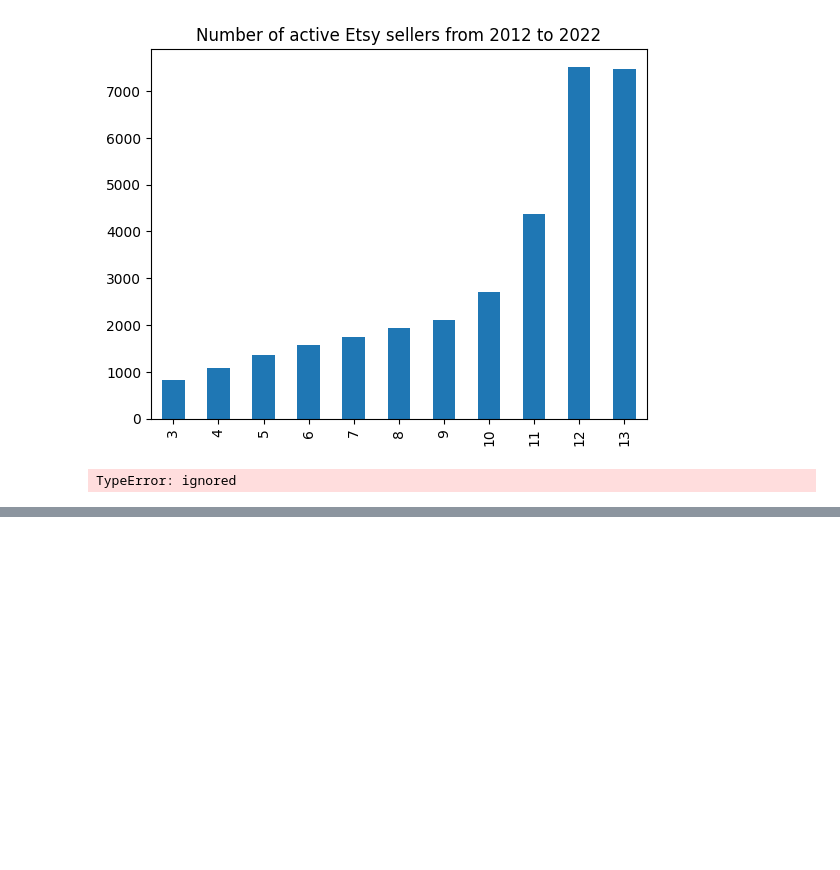
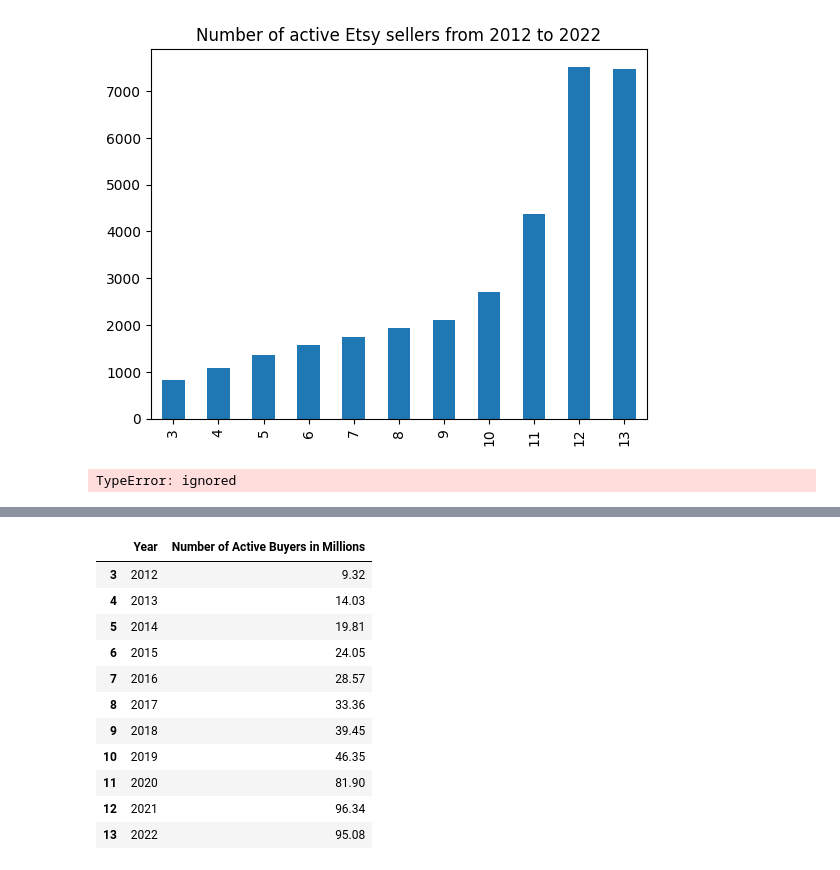
Before and after one commit to khagerthey/GIS, a Jupyter notebook: PS2.ipynb, the cells around one changed output, grey strips where cells are left out. Drawn from its saved outputs; the diff is of its cells as text; code cells hidden in the pictures; blank space fills up the shorter version.

```diff
--- a/PS2.ipynb
+++ b/PS2.ipynb
@@ -330,0 +334,18 @@ https://drive.google.com/drive/u/0/my-drive
+# %%
+etsy_buyer_pop = pd.read_csv('https://raw.githubusercontent.com/khagerthey/GIS/main/etsy_buyers.csv', header=None)
+etsy_buyer_pop.columns=["Year", "Number of Active Buyers in Millions"]
+etsy_buyer_pop = etsy_buyer_pop.iloc[3:]
+etsy_buyer_pop
+# %% [output]
+|  | Year | Number of Active Buyers in Millions |
+| 3 | 2012 | 9.32 |
+| 4 | 2013 | 14.03 |
+| 5 | 2014 | 19.81 |
+| 6 | 2015 | 24.05 |
+| 7 | 2016 | 28.57 |
+| 8 | 2017 | 33.36 |
+| 9 | 2018 | 39.45 |
+| 10 | 2019 | 46.35 |
+| 11 | 2020 | 81.90 |
+| 12 | 2021 | 96.34 |
+| 13 | 2022 | 95.08 |
```
Also changed, not shown: parts of 6 cells of this notebook.
